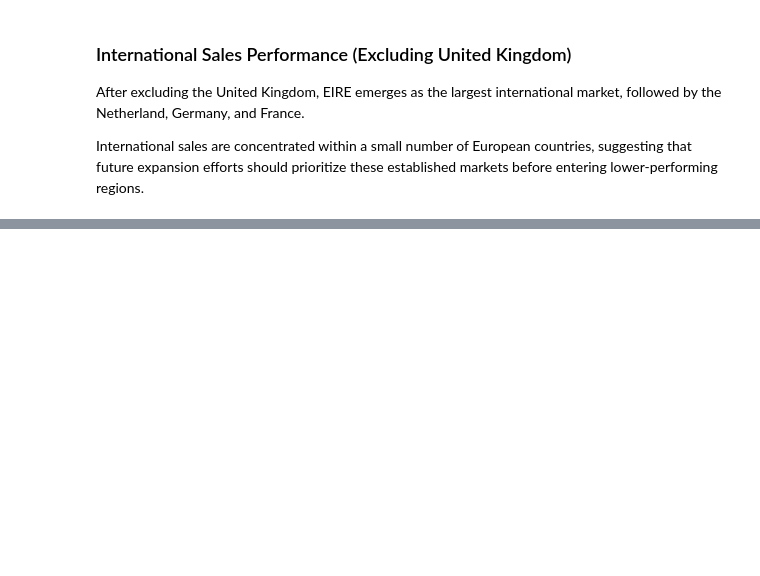
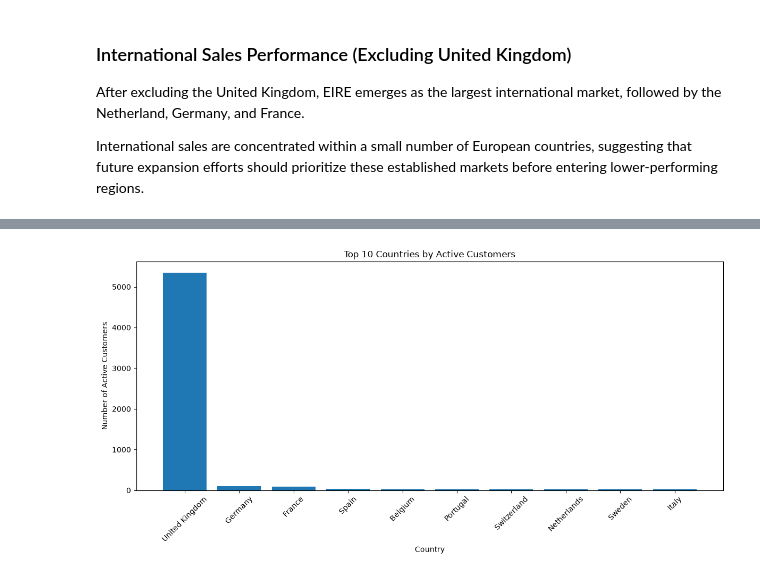
Before and after one commit to yoonjusong-analytics/ecommerce--customer-sales-analysis, a Jupyter notebook: notebook/03_exploratory_data_analysis.ipynb, the cells around one changed output, grey strips where cells are left out. Saved outputs shown, nothing was run; the diff lists cells and outputs as text; code cells hidden in the pictures; blank space fills up the shorter version.

```diff
--- a/notebook/03_exploratory_data_analysis.ipynb
+++ b/notebook/03_exploratory_data_analysis.ipynb
@@ -788,3 +788,14 @@ plt.show()
 After excluding the United Kingdom, EIRE emerges as the largest international market, followed by the Netherland, Germany, and France.
 
 International sales are concentrated within a small number of European countries, suggesting that future expansion efforts should prioritize these established markets before entering lower-performing regions.
+# %%
+# 4-2-1 Calculating Unique Customer by Country
+country_customers = (
+    sales_df
+    .groupby("Country")["Customer ID"]
+    .nunique()
+    .sort_values(ascending=False)
+    .reset_index(name="Active Customers")
+)
+
+country_customers.head(10)
@@ -790,0 +814,26 @@ International sales are concentrated within a small number of European countries
+# %%
+# 4-2-2 Top 10 Countries With the Most Active Customers
+
+top10_country_customers = country_customers.head(10)
+# %%
+# 4-2-3 Top 10 Countries with the Most Active Customers
+
+plt.figure(figsize=(12,6))
+
+plt.bar(
+    top10_country_customers["Country"],
+    top10_country_customers["Active Customers"]
+)
+
+plt.title("Top 10 Countries by Active Customers")
+
+plt.xlabel("Country")
+plt.ylabel("Number of Active Customers")
+
+plt.xticks(rotation=45)
+
+plt.tight_layout()
+
+plt.show()
+# %% [output]
+[figure, added]
```
Also changed, not shown: parts of 31 cells of this notebook.
